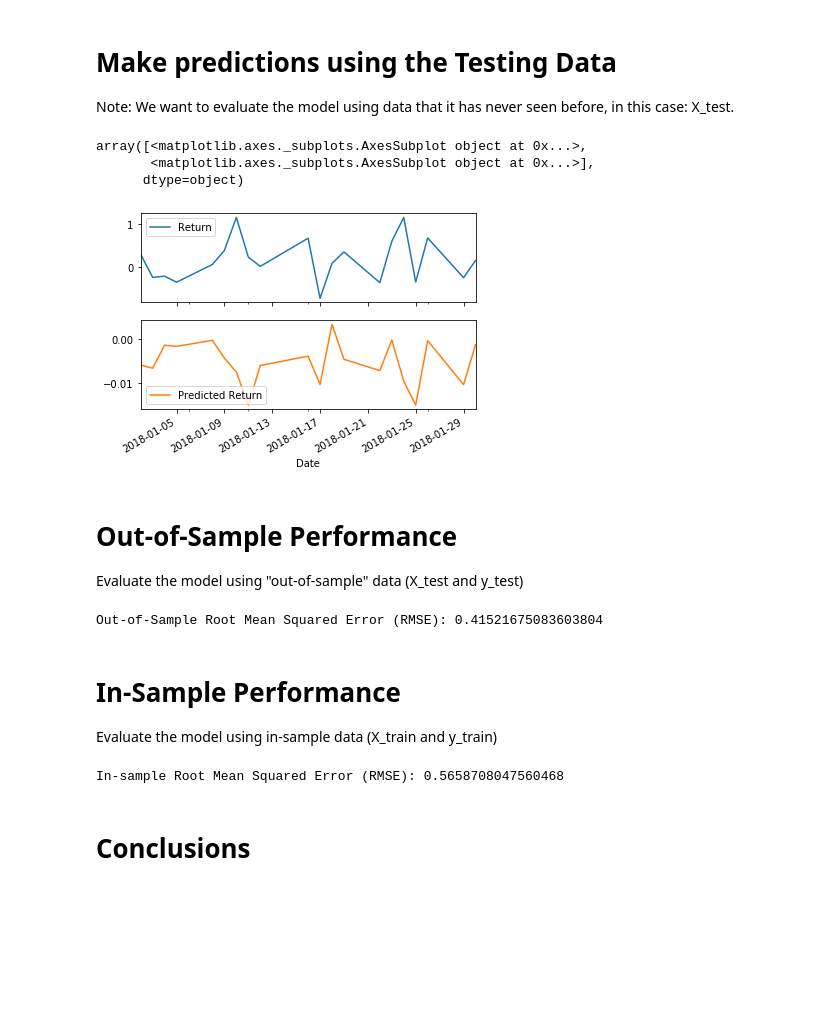
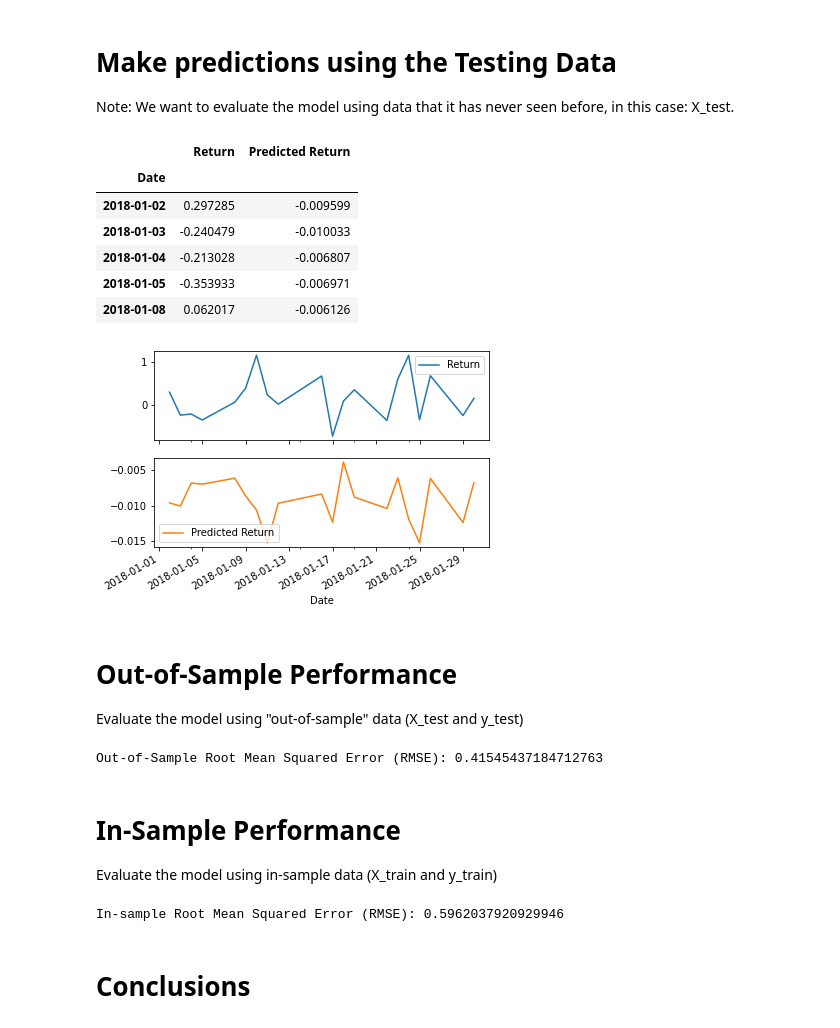
Before and after one commit to MatthewPuttroff/HWUnitTen, a Jupyter notebook: Instructions/Starter_Code/regression_analysis.ipynb, the cells around one changed output. Saved outputs shown, nothing was run; the diff lists cells and outputs as text; code cells hidden in the pictures; blank space fills up the shorter version.

Commit message:
In Sample Performance

```diff
--- a/Instructions/Starter_Code/regression_analysis.ipynb
+++ b/Instructions/Starter_Code/regression_analysis.ipynb
@@ -115,18 +115,25 @@ LinearRegression()
 Note: We want to evaluate the model using data that it has never seen before, in this case: X_test.
 # %%
 # Make a prediction of "y" values using just the test dataset
-# YOUR CODE HERE!
+predictions = model.predict(X_test)
 # %%
 # Assemble actual y data (Y_test) with predicted y data (from just above) into two columns in a dataframe:
-# YOUR CODE HERE!
+Results = y_test.to_frame()
+Results["Predicted Return"] = predictions
+Results.head()
+# %% [output]
+|  | Return | Predicted Return |
+| Date |  |  |
+| 2018-01-02 | 0.297285 | -0.009599 |
+| 2018-01-03 | -0.240479 | -0.010033 |
+| 2018-01-04 | -0.213028 | -0.006807 |
+| 2018-01-05 | -0.353933 | -0.006971 |
+| 2018-01-08 | 0.062017 | -0.006126 |
 # %%
 # Plot the first 20 predictions vs the true values
-# YOUR CODE HERE!
+Results[:20].plot(subplots=True);
 # %% [output]
-array([<matplotlib.axes._subplots.AxesSubplot object at 0x...>,
-       <matplotlib.axes._subplots.AxesSubplot object at 0x...>],
-      dtype=object)
-[figure, old version]
+[figure, new version]
 # %% [markdown]
 # Out-of-Sample Performance
 
@@ -134,30 +141,38 @@ Evaluate the model using "out-of-sample" data (X_test and y_test)
 # %%
 from sklearn.metrics import mean_squared_error
 # Calculate the mean_squared_error (MSE) on actual versus predicted test "y"
-# YOUR CODE HERE!
+mse = mean_squared_error(
+    Results["Return"],
+    Results["Predicted Return"]
+)
 
 # Using that mean-squared-error, calculate the root-mean-squared error (RMSE):
-# YOUR CODE HERE!
+rmse = np.sqrt(mse)
+print(f"Out-of-Sample Root Mean Squared Error (RMSE): {rmse}")
 # %% [output]
-Out-of-Sample Root Mean Squared Error (RMSE): 0.41521675083603804
+Out-of-Sample Root Mean Squared Error (RMSE): 0.41545437184712763
 # %% [markdown]
 # In-Sample Performance
 
 Evaluate the model using in-sample data (X_train and y_train)
 # %%
 # Construct a dataframe using just the "y" training data:
-# YOUR CODE HERE!
+in_sample_results = y_train.to_frame()
 
 # Add a column of "in-sample" predictions to that dataframe:
-# YOUR CODE HERE!
+in_sample_results["In-sample Predictions"] = model.predict(X_train)
 
 # Calculate in-sample mean_squared_error (for comparison to out-of-sample)
-# YOUR CODE HERE!
+in_sample_mse = mean_squared_error(
+    in_sample_results["Return"],
+    in_sample_results["In-sample Predictions"]
+)
 
 # Calculate in-sample root mean_squared_error (for comparison to out-of-sample)
-# YOUR CODE HERE!
+in_sample_rmse = np.sqrt(in_sample_mse)
+print(f"In-sample Root Mean Squared Error (RMSE): {in_sample_rmse}")
 # %% [output]
-In-sample Root Mean Squared Error (RMSE): 0.5658708047560468
+In-sample Root Mean Squared Error (RMSE): 0.5962037920929946
 # %% [markdown]
 # Conclusions
 # %% [markdown]
```
